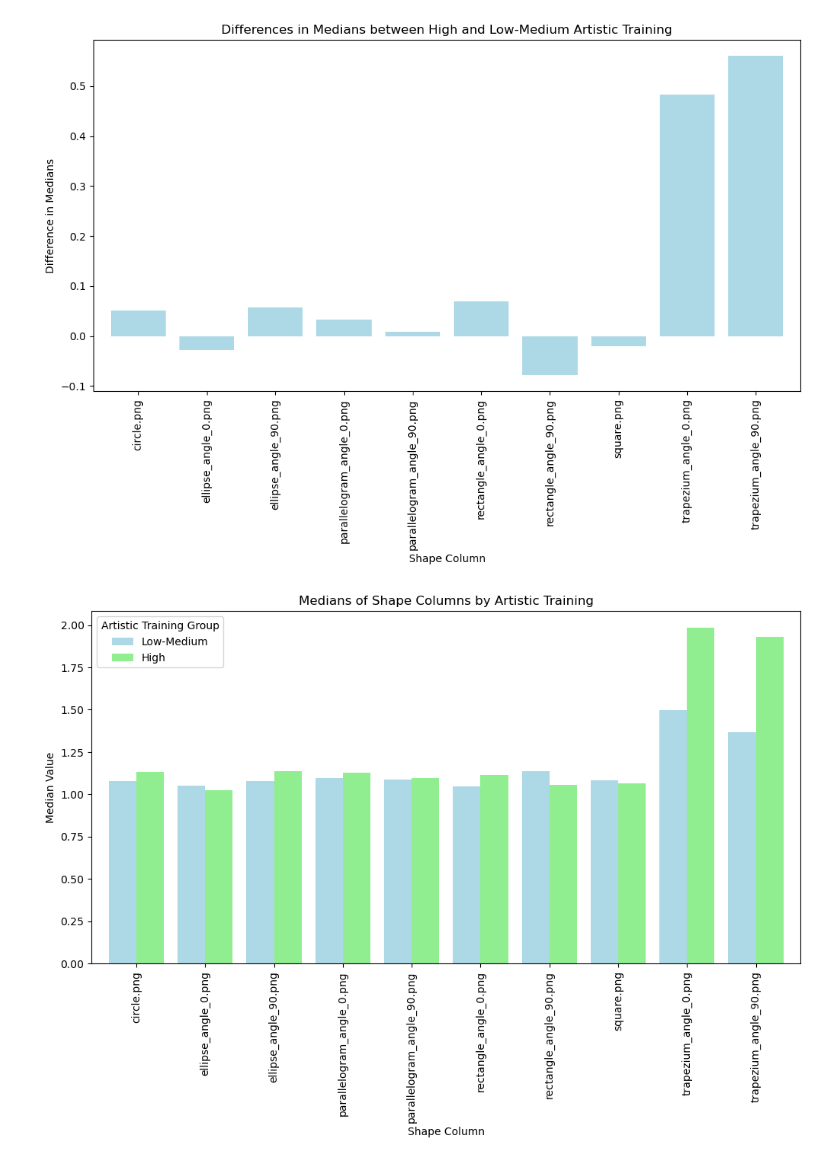
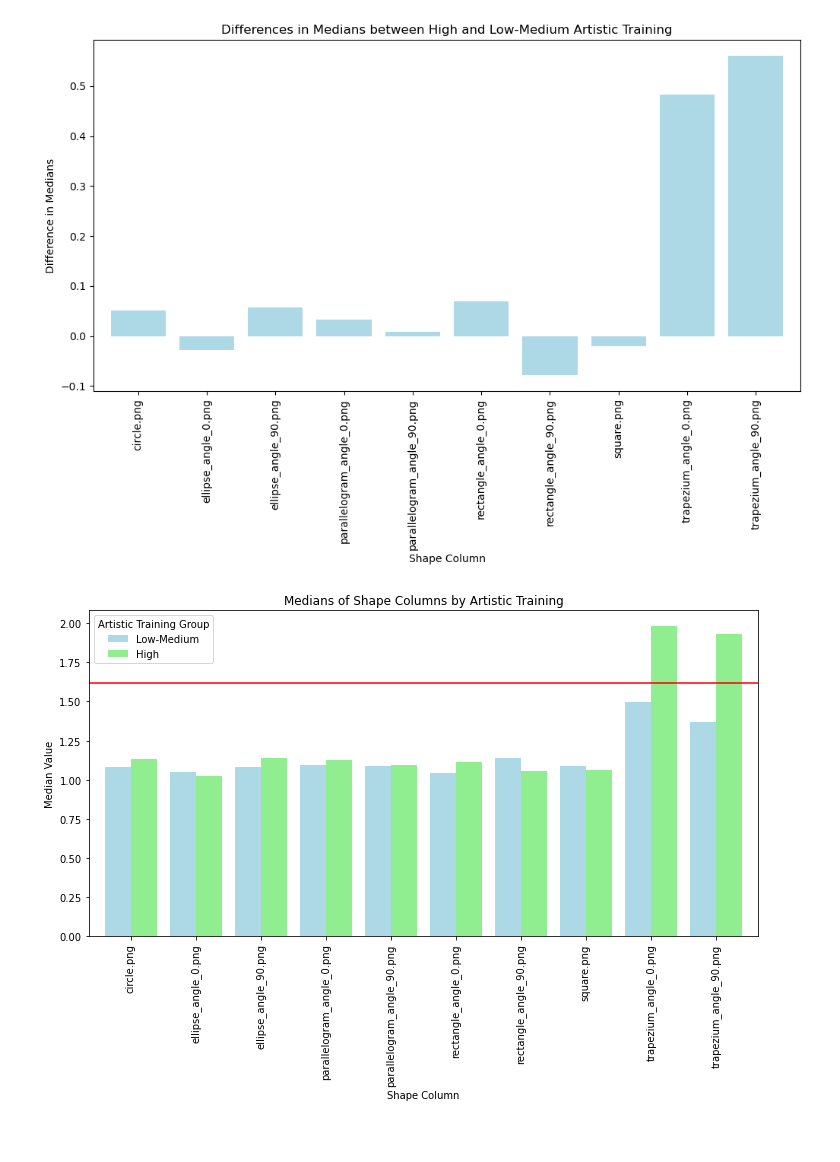
Before and after one commit to Vanshika-Dhingra/PsychologyProject_GoldenRatio, a Jupyter notebook: Experiment2/files/chart.ipynb, the cells around one changed output. Cells and saved outputs as stored; diff of their text form; code cells hidden in the pictures; blank space fills up the shorter version.

```diff
--- a/Experiment2/files/chart.ipynb
+++ b/Experiment2/files/chart.ipynb
@@ -253,31 +281,32 @@ plt.show()
 import pandas as pd
 import matplotlib.pyplot as plt
 
 # Read data from CSV file
 df = pd.read_csv('merged_file.csv')
 
 # Extract columns
 artistic_training_column = 'Rate yourself on the basis of artistic training'
 shape_columns = ['circle.png', 'ellipse_angle_0.png', 'ellipse_angle_90.png',
                   'parallelogram_angle_0.png', 'parallelogram_angle_90.png',
                   'rectangle_angle_0.png', 'rectangle_angle_90.png',
                   'square.png', 'trapezium_angle_0.png', 'trapezium_angle_90.png']
 
 # Create two groups based on artistic training
 df['Artistic Training Group'] = pd.cut(df[artistic_training_column], bins=[0, 3, 5], labels=['Low-Medium', 'High'])
 
 # Group data by the new column and compute median for each shape column
 grouped_medians = df.groupby('Artistic Training Group')[shape_columns].median()
 
 # Plot a grouped bar chart for the medians
 fig, axes = plt.subplots(figsize=(12, 6))
 
 grouped_medians.T.plot(kind='bar', ax=axes, color=['lightblue', 'lightgreen'], width=0.8)
+axes.axhline(y=1.618,c='r')
 axes.set_title('Medians of Shape Columns by Artistic Training')
 axes.set_xlabel('Shape Column')
 axes.set_ylabel('Median Value')
 axes.legend(title='Artistic Training Group')
 
 plt.show()
 # %% [output]
-[figure, old version]
+[figure, new version]
```
Also changed, not shown: parts of 5 cells of this notebook.
